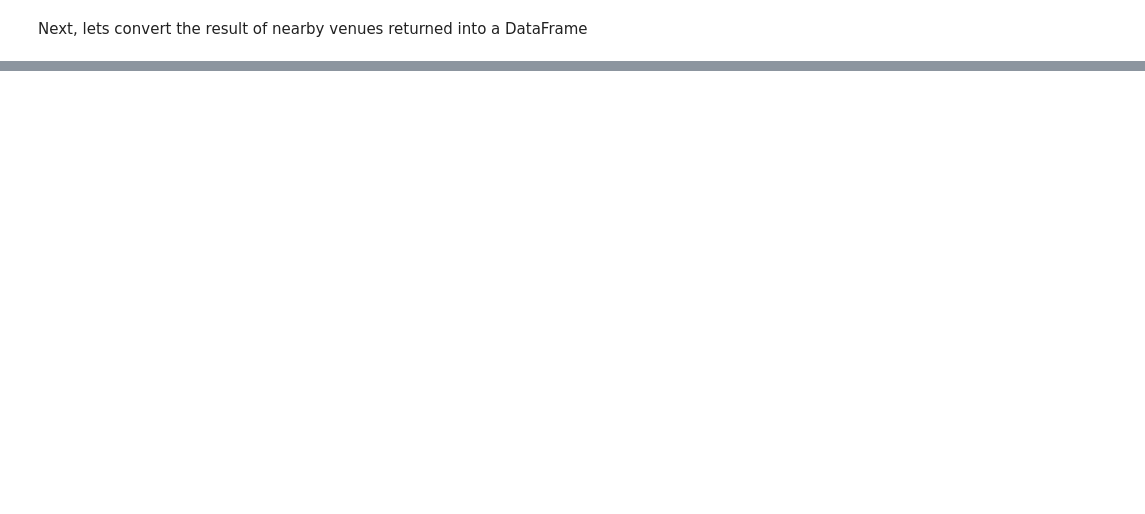
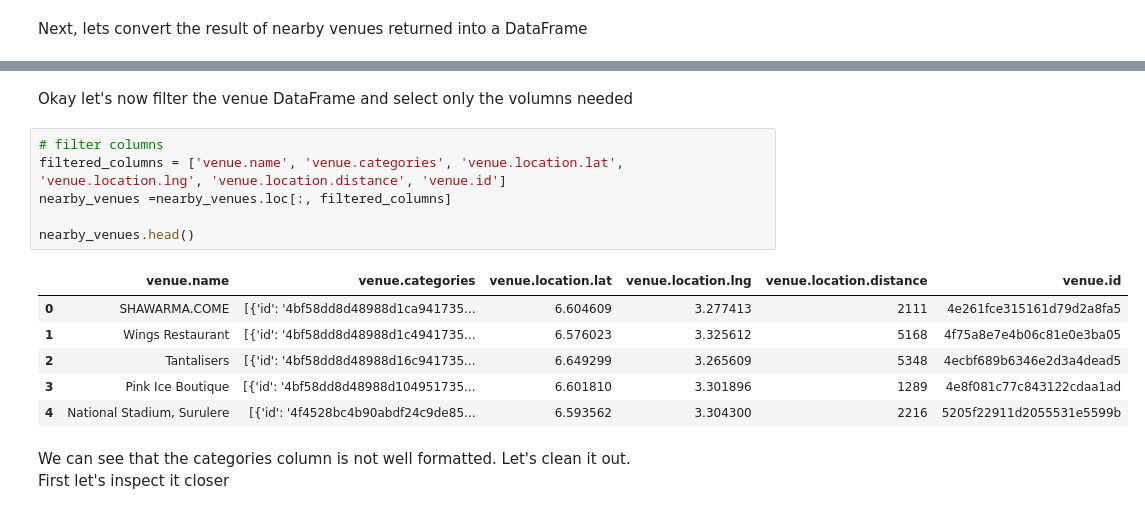
Before and after one commit to Lawrence-Krukrubo/IBM_Data_Specialization_Capstone_Project, a Jupyter notebook: applied_data_science_capstone_project.ipynb, the cells around one changed output, grey strips where cells are left out. Cells and saved outputs as stored; diff of their text form; blank space fills up the shorter version.

```diff
--- a/applied_data_science_capstone_project.ipynb
+++ b/applied_data_science_capstone_project.ipynb
@@ -436,3 +436,21 @@ nearby_venues.head()
 | 2 | 0 | [{'summary': 'This spot is popula... | e-0-4ecbf689b6346e2d3a4dead5-2 | [{'id': '4bf58dd8d48988d16c941735... | 4ecbf689b6346e2d3a4dead5 | Abule Egba | ... |
 | 3 | 0 | [{'summary': 'This spot is popula... | e-0-4e8f081c77c843122cdaa1ad-3 | [{'id': '4bf58dd8d48988d104951735... | 4e8f081c77c843122cdaa1ad | 117, Akowonjo Road | ... |
 | 4 | 0 | [{'summary': 'This spot is popula... | e-0-5205f22911d2055531e5599b-4 | [{'id': '4f4528bc4b90abdf24c9de85... | 5205f22911d2055531e5599b | NaN | ... |
+# %% [markdown]
+Okay let's now filter the venue DataFrame and select only the volumns needed
+# %%
+# filter columns
+filtered_columns = ['venue.name', 'venue.categories', 'venue.location.lat', 'venue.location.lng', 'venue.location.distance', 'venue.id']
+nearby_venues =nearby_venues.loc[:, filtered_columns]
+
+nearby_venues.head()
+# %% [output]
+|  | venue.name | venue.categories | venue.location.lat | venue.location.lng | venue.location.distance | venue.id |
+| 0 | SHAWARMA.COME | [{'id': '4bf58dd8d48988d1ca941735... | 6.604609 | 3.277413 | 2111 | 4e261fce315161d79d2a8fa5 |
+| 1 | Wings Restaurant | [{'id': '4bf58dd8d48988d1c4941735... | 6.576023 | 3.325612 | 5168 | 4f75a8e7e4b06c81e0e3ba05 |
+| 2 | Tantalisers | [{'id': '4bf58dd8d48988d16c941735... | 6.649299 | 3.265609 | 5348 | 4ecbf689b6346e2d3a4dead5 |
+| 3 | Pink Ice Boutique | [{'id': '4bf58dd8d48988d104951735... | 6.601810 | 3.301896 | 1289 | 4e8f081c77c843122cdaa1ad |
+| 4 | National Stadium, Surulere | [{'id': '4f4528bc4b90abdf24c9de85... | 6.593562 | 3.304300 | 2216 | 5205f22911d2055531e5599b |
+# %% [markdown]
+We can see that the categories column is not well formatted. Let's clean it out.<br>
+First let's inspect it closer
```
Also changed, not shown: parts of 12 cells of this notebook.
